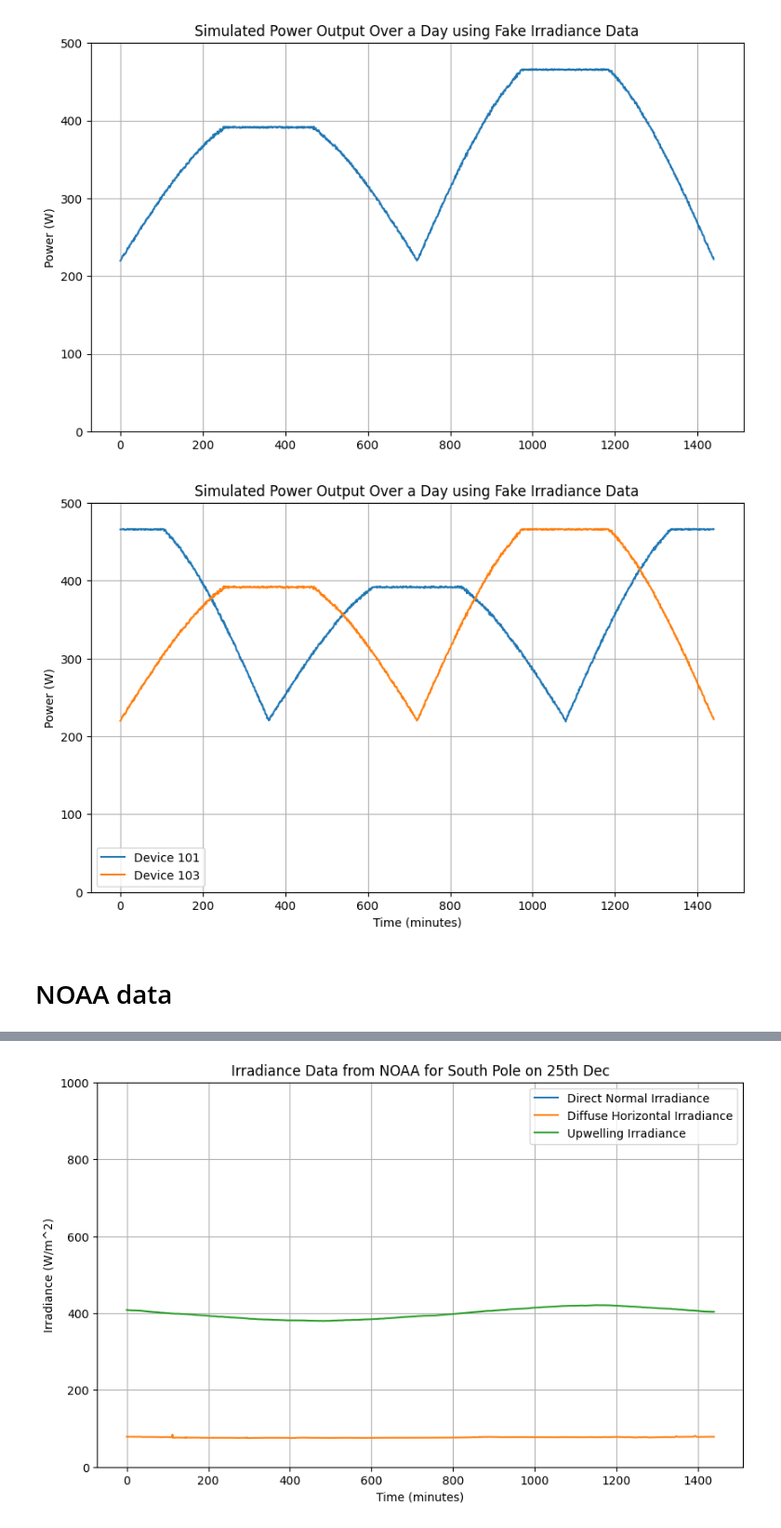
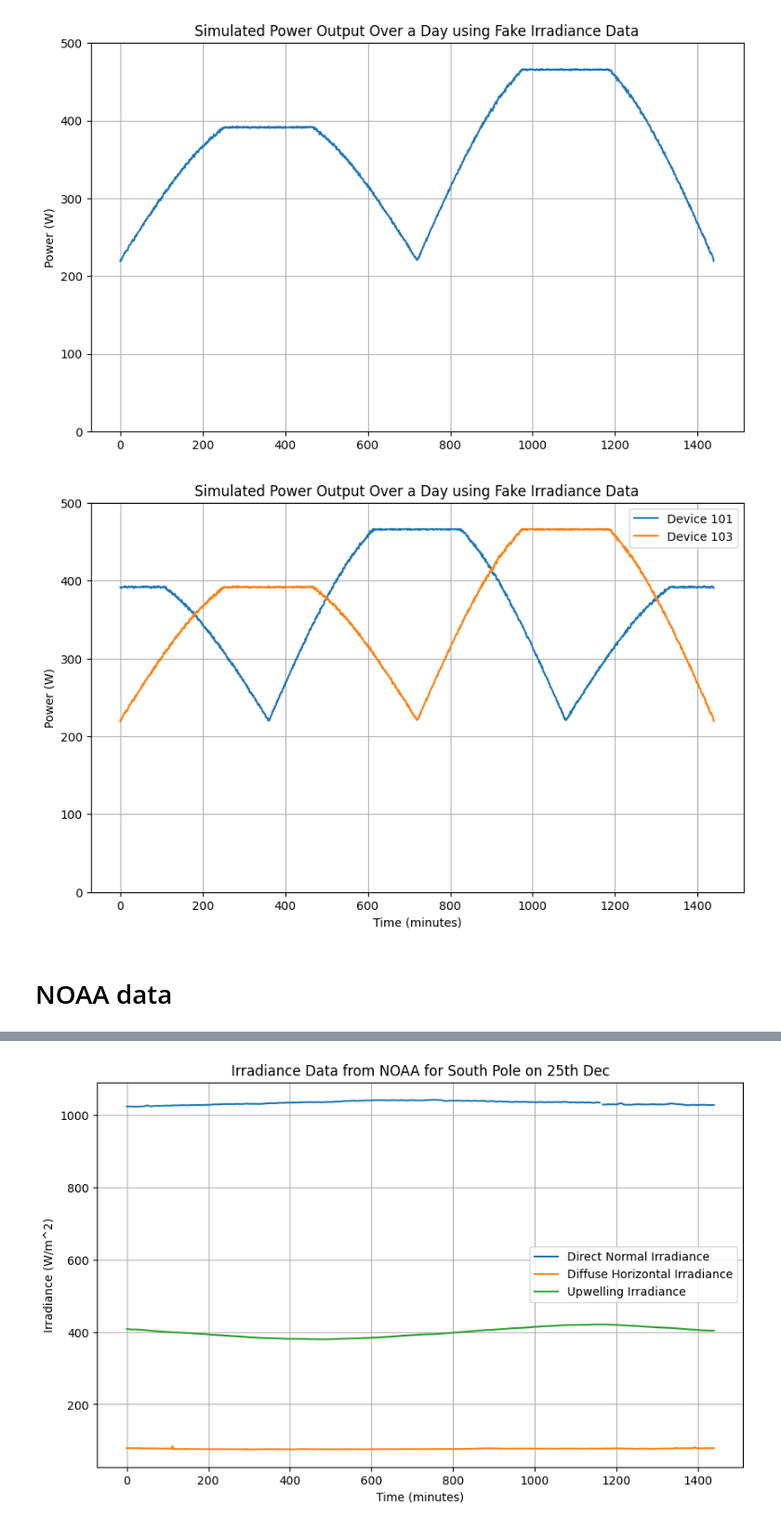
Before and after one commit to Manish-Khanalv1/South-Pole-Data, a Jupyter notebook: data_plot_25_12.ipynb, the cells around one changed output, grey strips where cells are left out. Shown at 93% size. Saved outputs shown, nothing was run; the diff lists cells and outputs as text; code cells hidden in the pictures.

```diff
--- a/data_plot_25_12.ipynb
+++ b/data_plot_25_12.ipynb
@@ -347,8 +348,8 @@ plt.show()
 #glare effect
 plt.figure(figsize=(10, 6))
 
-plt.plot(time,simulated_power(solar_angle,dir_data, diff_data, up_data),label='Device 101')
-plt.plot(time,simulated_power(solar_angle101,dir_data, diff_data, up_data),label='Device 103')
+plt.plot(time,simulated_power(solar_angle101,dir_data, diff_data, up_data),label='Device 101')
+plt.plot(time,simulated_power(solar_angle103,dir_data, diff_data, up_data),label='Device 103')
 plt.title('Simulated Power Output Over a Day using Fake Irradiance Data')
 plt.ylabel('Power (W)')
 plt.grid(True)
@@ -357,7 +358,7 @@ plt.xlabel('Time (minutes)')
 plt.ylim(0,500)
 plt.show()
 # %% [output]
-[figure, old version]
+[figure, new version]
 # %% [markdown]
 # NOAA data
 # %%
@@ -399,23 +400,23 @@ https://gml.noaa.gov/aftp/data/radiation/baseline/spo/2016/spo16005.dat
 # %%
 dir_NOAA = NOAA[0][12].astype(float)[:1440]
 dir_NOAA[dir_NOAA == -9999.9] = np.nan
 dff_NOAA = NOAA[0][14].astype(float)[:1440]
 up_NOAA = NOAA[0][10].astype(float)[:1440]
 
 #plot all the irradiance data
 plt.figure(figsize=(10, 6))
 plt.plot(time,dir_NOAA,label='Direct Normal Irradiance')
 plt.plot(time,dff_NOAA,label='Diffuse Horizontal Irradiance')
 plt.plot(time,up_NOAA,label='Upwelling Irradiance')
 plt.title('Irradiance Data from NOAA for South Pole on 25th Dec')
 plt.ylabel('Irradiance (W/m^2)')
 plt.grid(True)
 plt.legend()
 plt.xlabel('Time (minutes)')
-plt.ylim(0,1000)
+# plt.ylim(0,1000)
 plt.show()
 # %% [output]
-[figure, old version]
+[figure, new version]
 # %%
 plt.figure(figsize=(10, 6))
 
```
Also changed, not shown: parts of 4 cells of this notebook.
